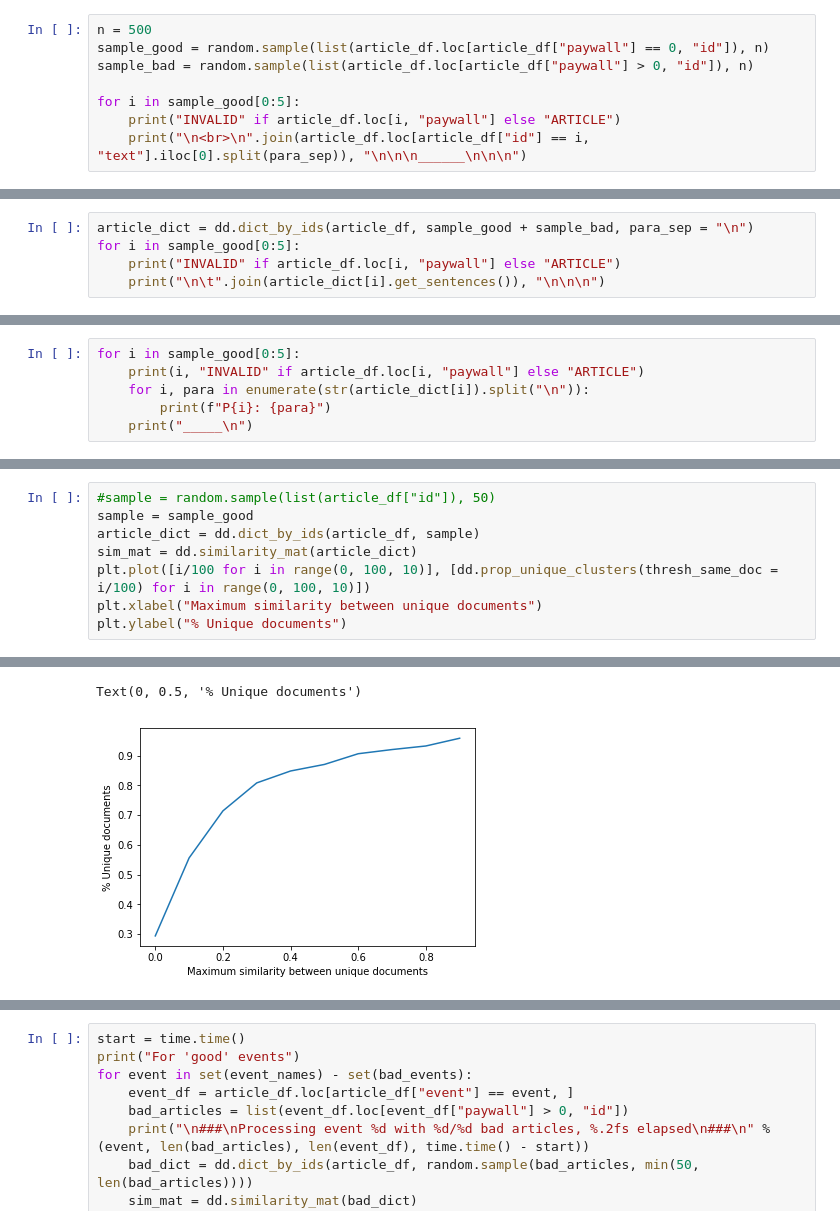
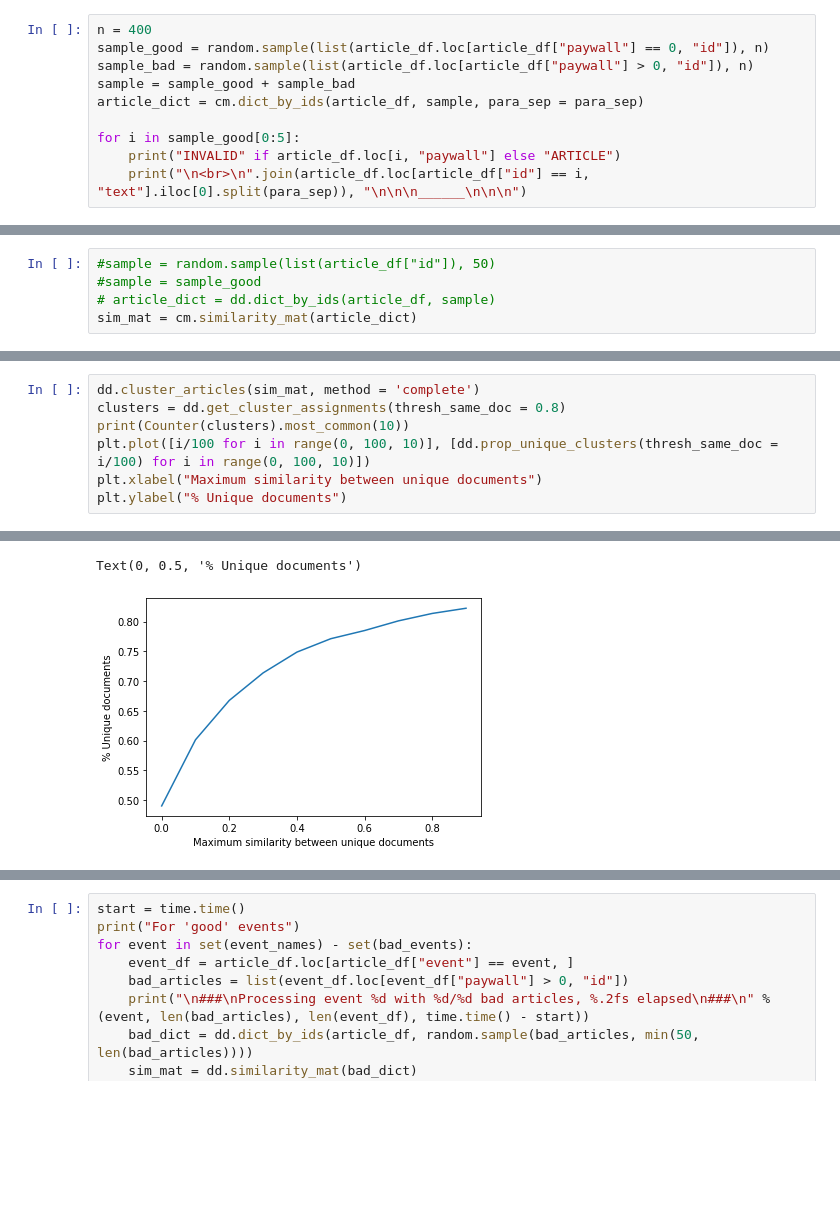
Before and after one commit to asprout/ArticleComparisons, a Jupyter notebook: ArticleFiltering_0601.ipynb, the cells around one changed output, grey strips where cells are left out. Drawn from its saved outputs; the diff is of its cells as text; blank space fills up the shorter version.

```diff
--- a/ArticleFiltering_0601.ipynb
+++ b/ArticleFiltering_0601.ipynb
@@ -42,7 +428,9 @@ dict_keys(['singletons', 'incompleteFingerprints', 'algoGroups', 'events', 'word
 # %%
-n = 500
+n = 400
 sample_good = random.sample(list(article_df.loc[article_df["paywall"] == 0, "id"]), n)
 sample_bad = random.sample(list(article_df.loc[article_df["paywall"] > 0, "id"]), n)
+sample = sample_good + sample_bad
+article_dict = cm.dict_by_ids(article_df, sample, para_sep = para_sep)
 
 for i in sample_good[0:5]:
     print("INVALID" if article_df.loc[i, "paywall"] else "ARTICLE")
@@ -65,8 +453,3 @@ Hoopfest deadline passed, but 50 teams can still get in
 
 
 ______
-# %%
-article_dict = dd.dict_by_ids(article_df, sample_good + sample_bad, para_sep = "\n")
-for i in sample_good[0:5]:
-    print("INVALID" if article_df.loc[i, "paywall"] else "ARTICLE")
-    print("\n\t".join(article_dict[i].get_sentences()), "\n\n\n")
@@ -91,6 +455,0 @@ Hoopfest deadline passed, but 50 teams can still get in
-# %%
-for i in sample_good[0:5]:
-    print(i, "INVALID" if article_df.loc[i, "paywall"] else "ARTICLE")
-    for i, para in enumerate(str(article_dict[i]).split("\n")):
-        print(f"P{i}: {para}")
-    print("_____\n")
@@ -136,0 +478,5 @@ Eugene, Ore. – Saturday, June 1, 2019
+# %%
+#sample = random.sample(list(article_df["id"]), 50)
+#sample = sample_good
+# article_dict = dd.dict_by_ids(article_df, sample)
+sim_mat = cm.similarity_mat(article_dict)
@@ -137,8 +501,7 @@ Eugene, Ore. – Saturday, June 1, 2019
 # %%
-#sample = random.sample(list(article_df["id"]), 50)
-sample = sample_good
-article_dict = dd.dict_by_ids(article_df, sample)
-sim_mat = dd.similarity_mat(article_dict)
+dd.cluster_articles(sim_mat, method = 'complete')
+clusters = dd.get_cluster_assignments(thresh_same_doc = 0.8)
+print(Counter(clusters).most_common(10))
 plt.plot([i/100 for i in range(0, 100, 10)], [dd.prop_unique_clusters(thresh_same_doc = i/100) for i in range(0, 100, 10)])
 plt.xlabel("Maximum similarity between unique documents")
 plt.ylabel("% Unique documents")
@@ -151,3 +510,3 @@ plt.ylabel("% Unique documents")
 Text(0, 0.5, '% Unique documents')
-[figure, old version]
+[figure, new version]
 # %%
```
Also changed, not shown: parts of 71 cells of this notebook, 7 other files.
